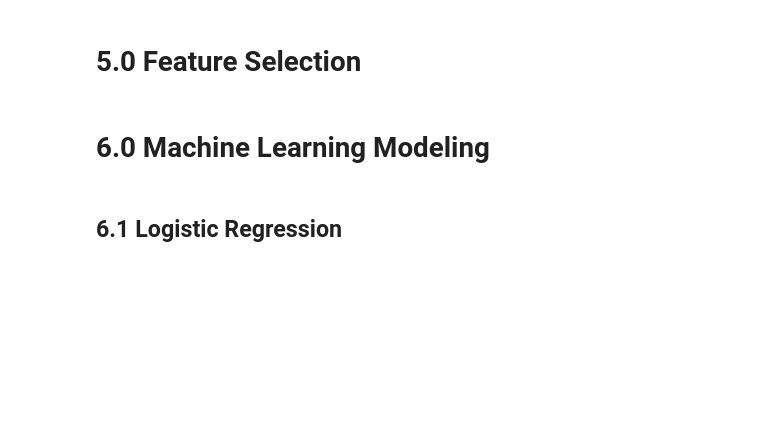
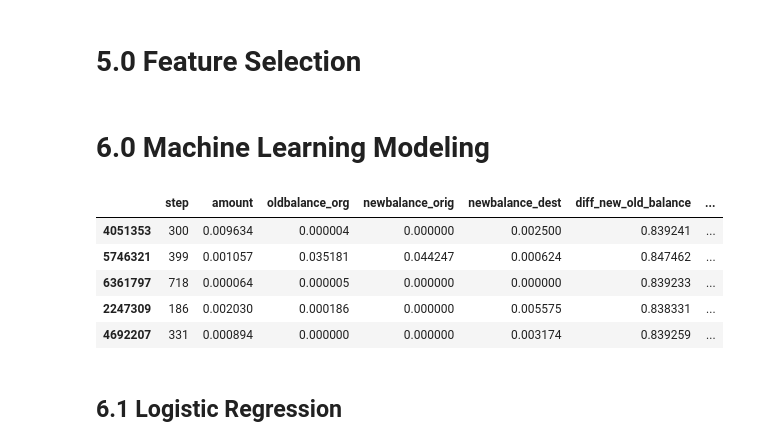
Before and after one commit to Anant-gif/onlinefraud, a Jupyter notebook: online_fraud.ipynb, the cells around one changed output. Drawn from its saved outputs; the diff is of its cells as text; code cells hidden in the pictures; blank space fills up the shorter version.

```diff
--- a/online_fraud.ipynb
+++ b/online_fraud.ipynb
@@ -310,6 +310,15 @@ X_train_cs = X_train[final_columns_selected]
 X_test_cs = X_test[final_columns_selected]
 
 X_params_cs = X_params[final_columns_selected]
+# %%
+X_test_cs.head()
+# %% [output]
+|  | step | amount | oldbalance_org | newbalance_orig | newbalance_dest | diff_new_old_balance | ... |
+| 4051353 | 300 | 0.009634 | 0.000004 | 0.000000 | 0.002500 | 0.839241 | ... |
+| 5746321 | 399 | 0.001057 | 0.035181 | 0.044247 | 0.000624 | 0.847462 | ... |
+| 6361797 | 718 | 0.000064 | 0.000005 | 0.000000 | 0.000000 | 0.839233 | ... |
+| 2247309 | 186 | 0.002030 | 0.000186 | 0.000000 | 0.005575 | 0.838331 | ... |
+| 4692207 | 331 | 0.000894 | 0.000000 | 0.000000 | 0.003174 | 0.839259 | ... |
 # %% [markdown]
 ## 6.1 Logistic Regression
 # %%
```
Also changed, not shown: parts of 9 cells of this notebook, 1 other file.
